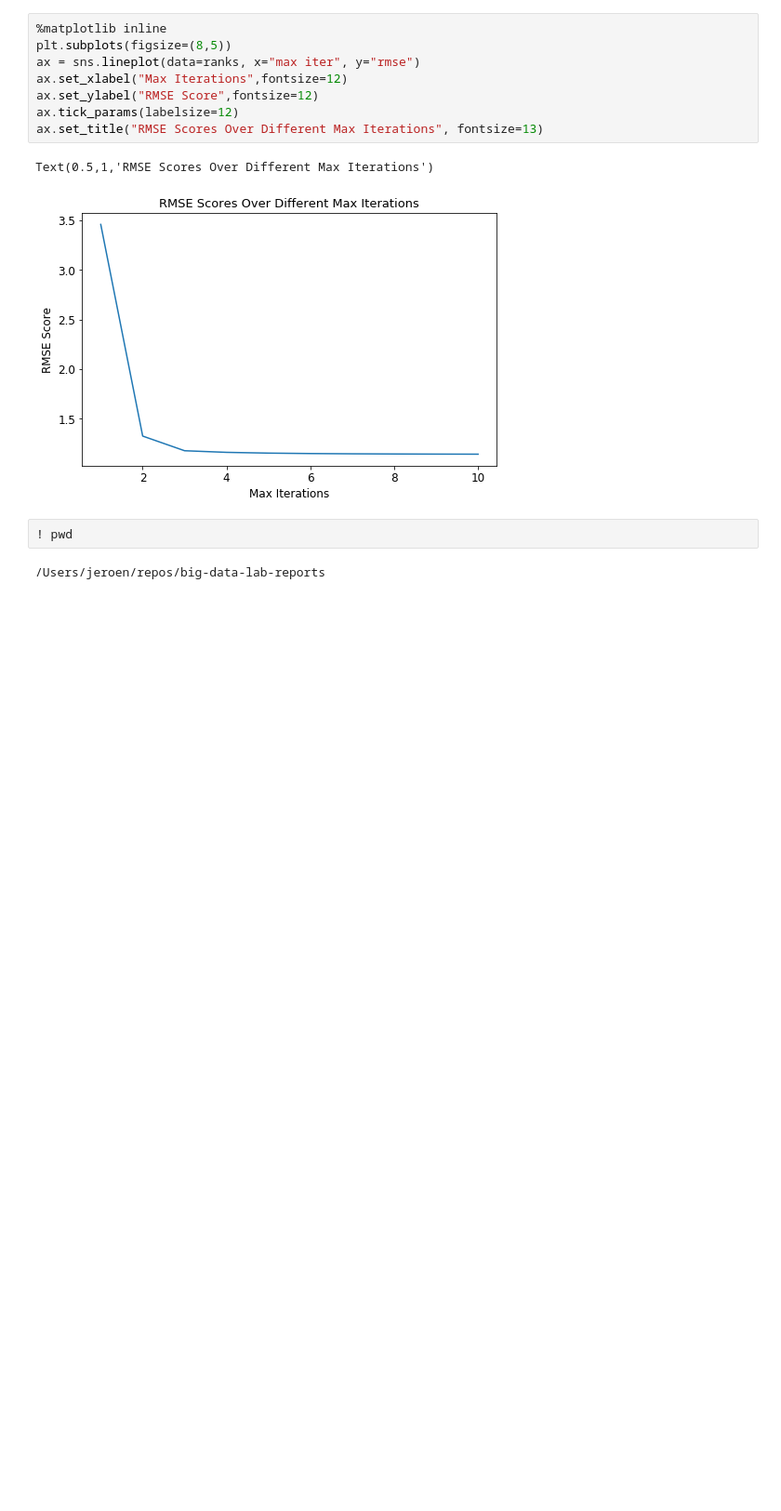
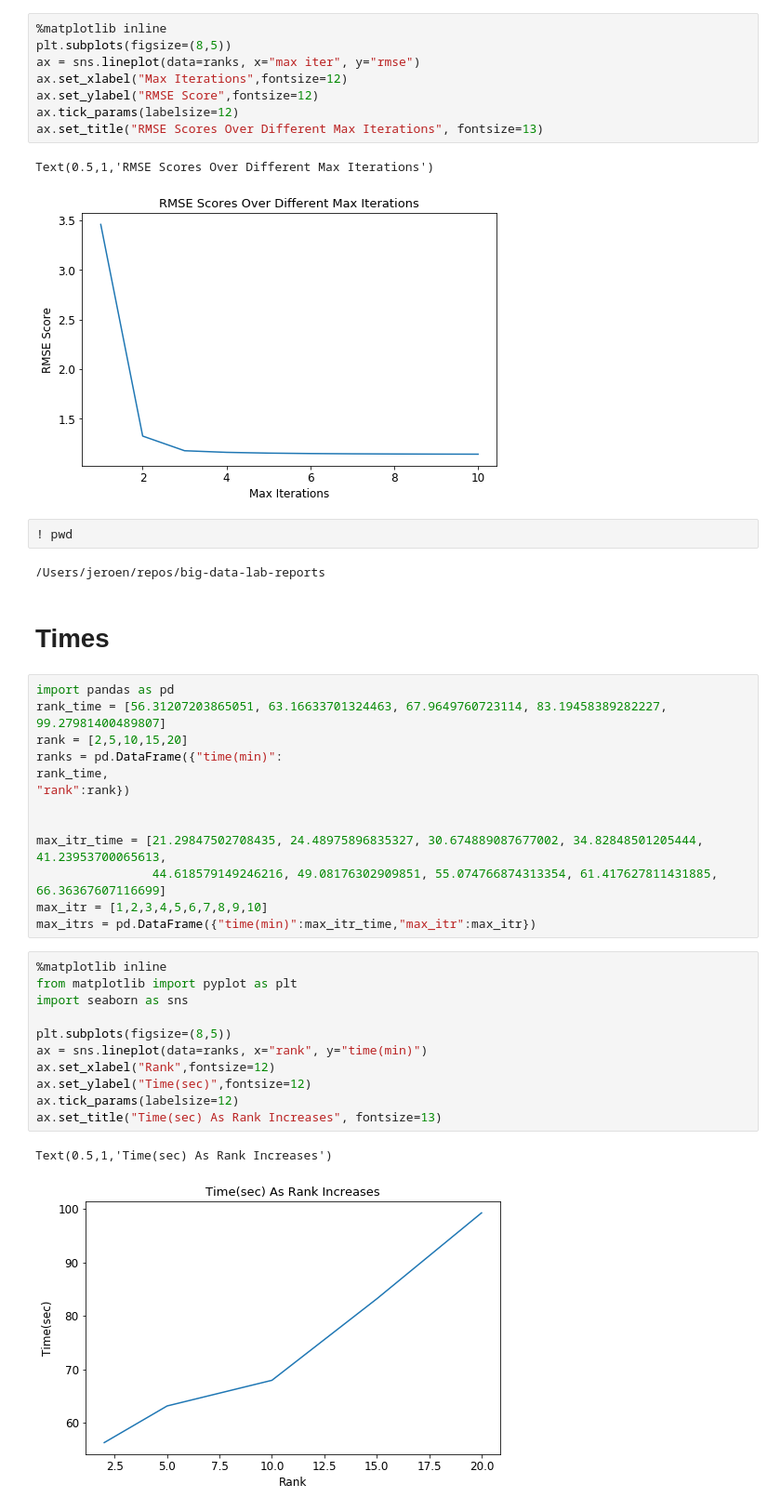
Before and after one commit to dimichai/big-data-lab-reports, a Jupyter notebook: lab4/plots.ipynb, the cells around one changed output. Shown at 93% size. Cells and saved outputs as stored; diff of their text form; blank space fills up the shorter version.

Commit message:
updated lab4 plots

```diff
--- a/lab4/plots.ipynb
+++ b/lab4/plots.ipynb
@@ -48,3 +48,32 @@ Text(0.5,1,'RMSE Scores Over Different Max Iterations')
 ! pwd
 # %% [output]
 /Users/jeroen/repos/big-data-lab-reports
+# %% [markdown]
+# Times
+# %%
+import pandas as pd
+rank_time = [56.31207203865051, 63.16633701324463, 67.9649760723114, 83.19458389282227, 99.27981400489807]
+rank = [2,5,10,15,20]
+ranks = pd.DataFrame({"time(min)":
+rank_time,
+"rank":rank})
+
+
+max_itr_time = [21.29847502708435, 24.48975896835327, 30.674889087677002, 34.82848501205444, 41.23953700065613,
+                44.618579149246216, 49.08176302909851, 55.074766874313354, 61.417627811431885, 66.36367607116699]
+max_itr = [1,2,3,4,5,6,7,8,9,10]
+max_itrs = pd.DataFrame({"time(min)":max_itr_time,"max_itr":max_itr})
+# %%
+%matplotlib inline
+from matplotlib import pyplot as plt
+import seaborn as sns
+
+plt.subplots(figsize=(8,5))
+ax = sns.lineplot(data=ranks, x="rank", y="time(min)")
+ax.set_xlabel("Rank",fontsize=12)
+ax.set_ylabel("Time(sec)",fontsize=12)
+ax.tick_params(labelsize=12)
+ax.set_title("Time(sec) As Rank Increases", fontsize=13)
+# %% [output]
+Text(0.5,1,'Time(sec) As Rank Increases')
+[figure, added]
```
Also changed, not shown: parts of 1 cell of this notebook.
